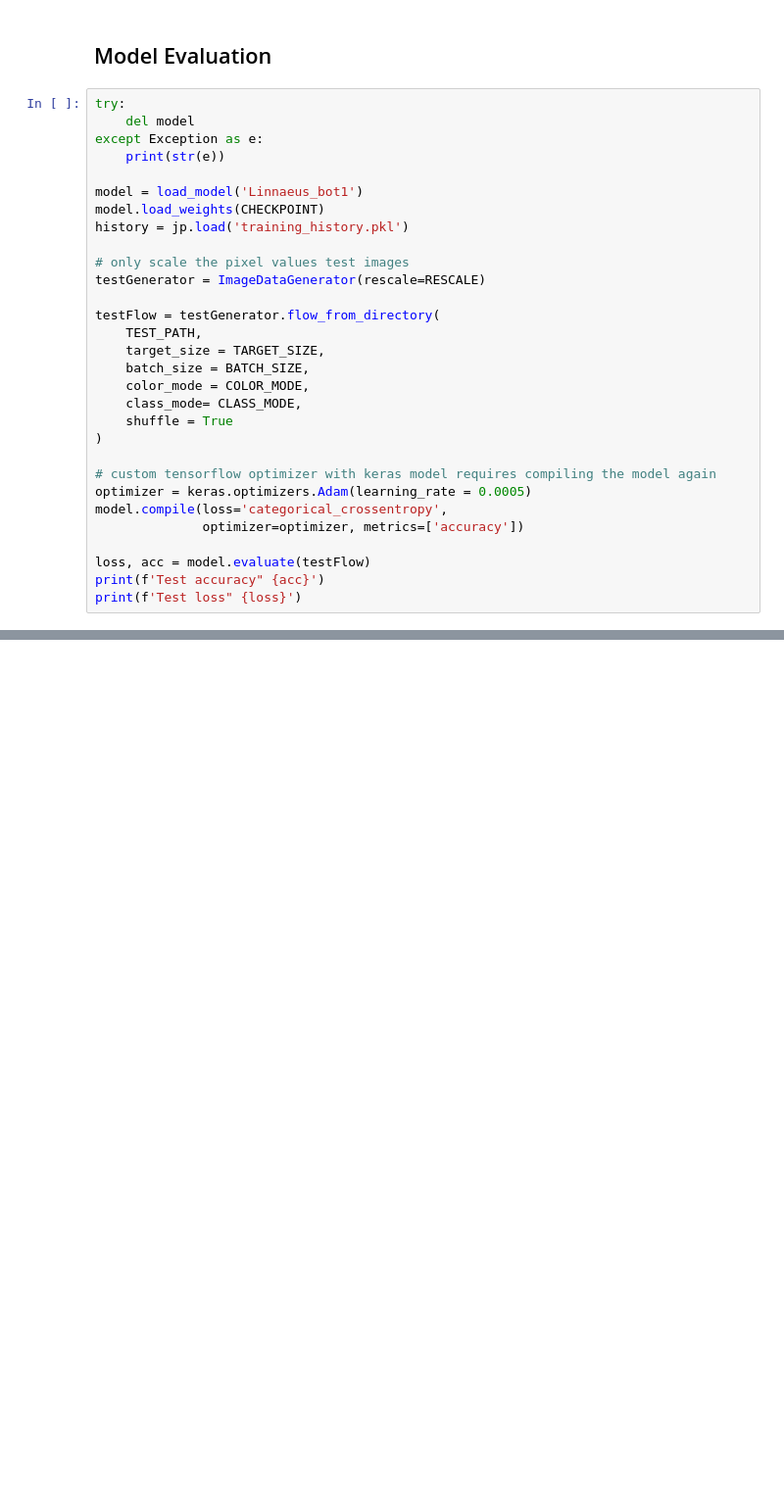
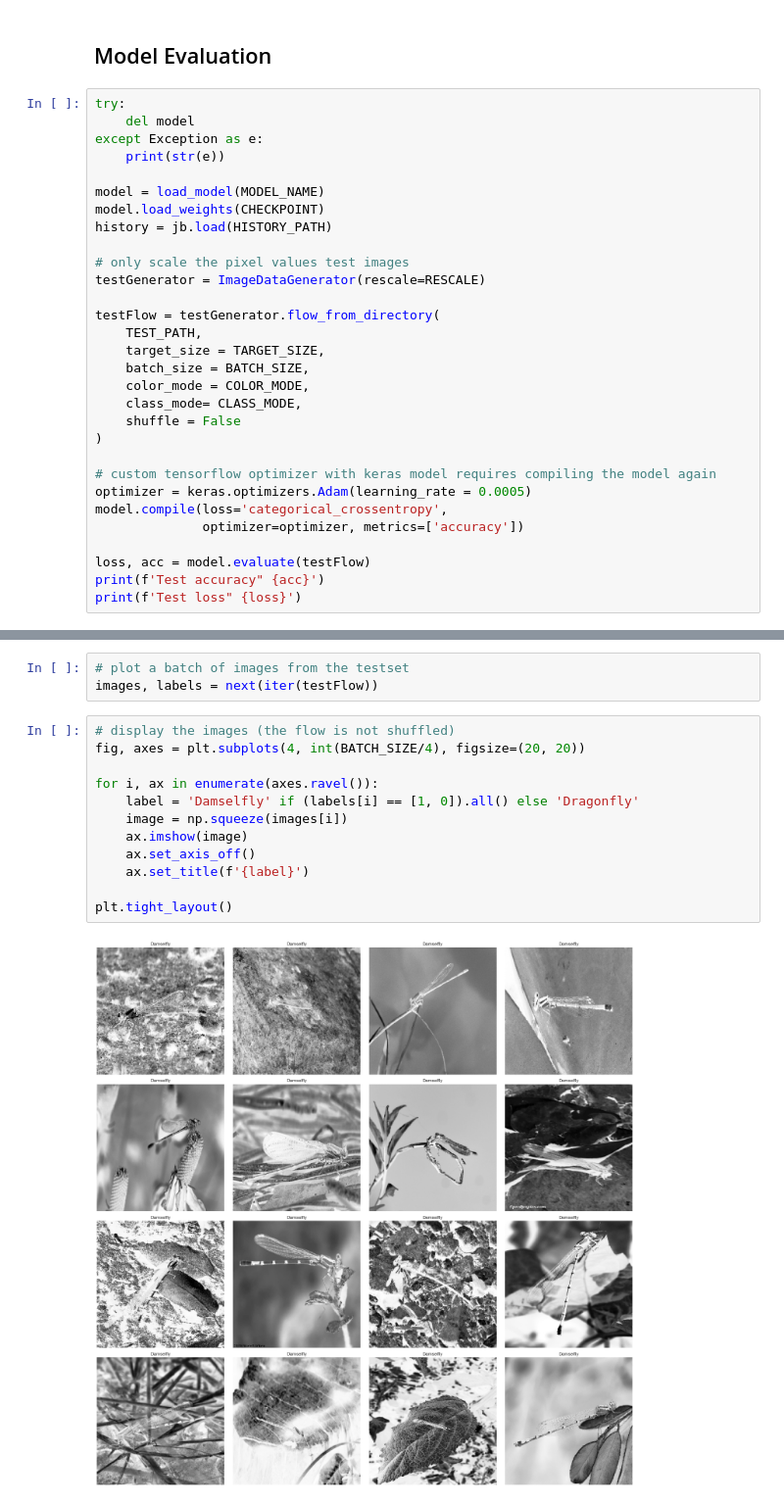
Before and after one commit to Gal-Gilor/The_Linnaeus_Bot, a Jupyter notebook: Supervised_modeling.ipynb, the cells around one changed output, grey strips where cells are left out. Shown at 98% size. Cells and saved outputs as stored; diff of their text form; blank space fills up the shorter version.

```diff
--- a/Supervised_modeling.ipynb
+++ b/Supervised_modeling.ipynb
@@ -188,9 +231,9 @@ try:
 except Exception as e:
     print(str(e))
 
-model = load_model('Linnaeus_bot1')
+model = load_model(MODEL_NAME)
 model.load_weights(CHECKPOINT)
-history = jp.load('training_history.pkl')
+history = jb.load(HISTORY_PATH)
 
 # only scale the pixel values test images
 testGenerator = ImageDataGenerator(rescale=RESCALE)
@@ -201,7 +244,7 @@ testFlow = testGenerator.flow_from_directory(
     batch_size = BATCH_SIZE,
     color_mode = COLOR_MODE,
     class_mode= CLASS_MODE,
-    shuffle = True
+    shuffle = False
 )
 
 # custom tensorflow optimizer with keras model requires compiling the model again
@@ -216,0 +324,17 @@ print(f'Test loss" {loss}')
+# %%
+# plot a batch of images from the testset
+images, labels = next(iter(testFlow))
+# %%
+# display the images (the flow is not shuffled)
+fig, axes = plt.subplots(4, int(BATCH_SIZE/4), figsize=(20, 20))
+
+for i, ax in enumerate(axes.ravel()):
+    label = 'Damselfly' if (labels[i] == [1, 0]).all() else 'Dragonfly'
+    image = np.squeeze(images[i])
+    ax.imshow(image)
+    ax.set_axis_off()
+    ax.set_title(f'{label}')
+
+plt.tight_layout()
+# %% [output]
+[figure, added]
```
Also changed, not shown: parts of 12 cells of this notebook.
